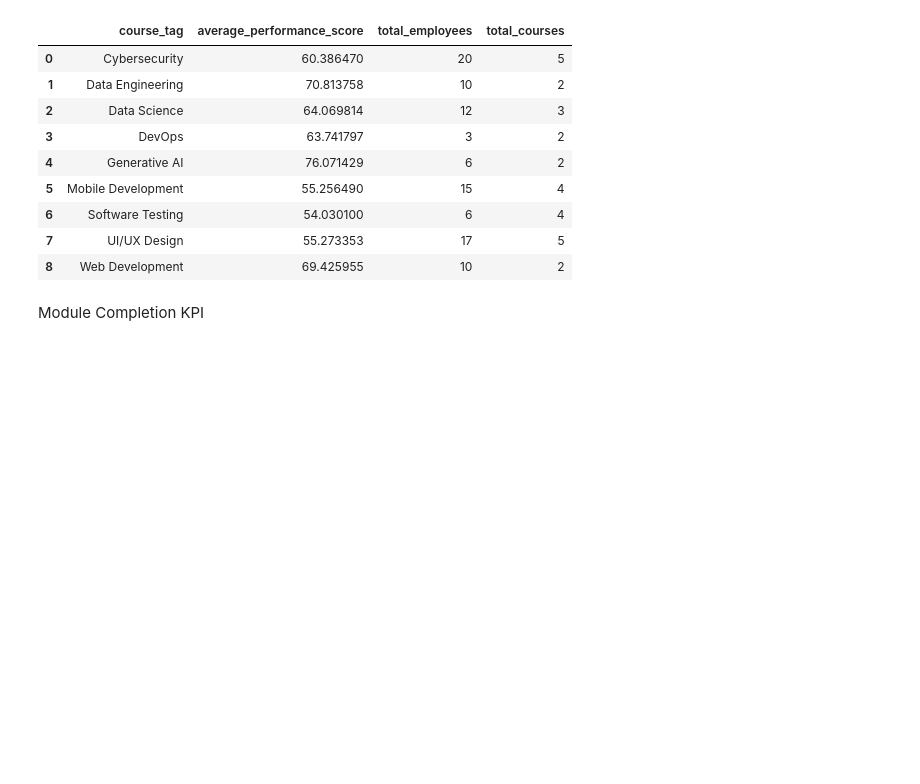
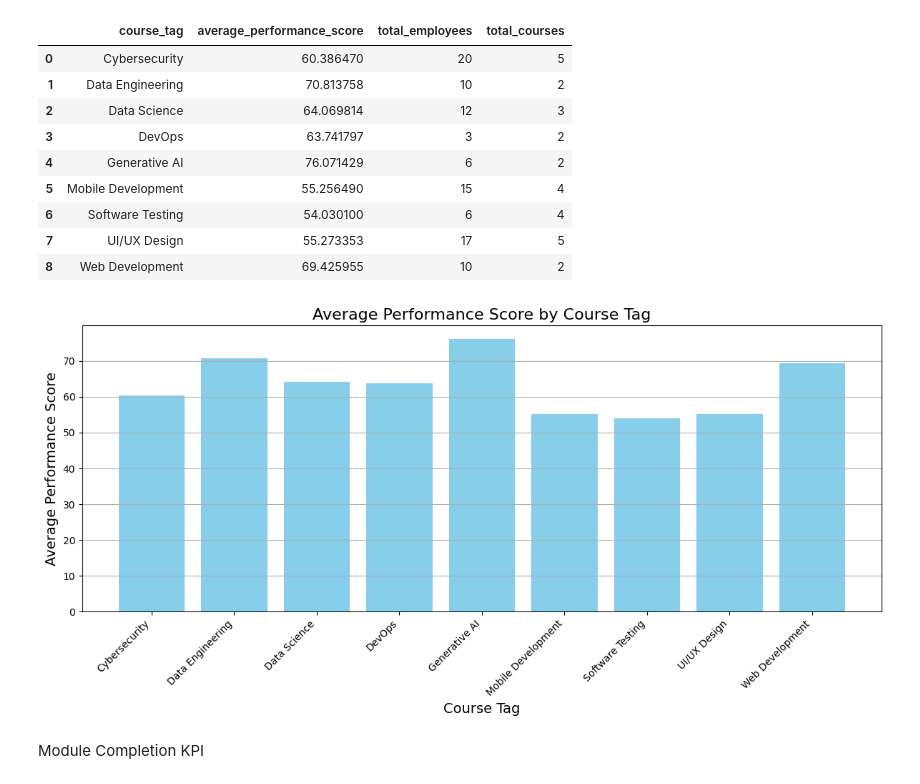
Before and after one commit to vikasreddy1406/Course_completion_project, a Jupyter notebook: data_engineering/data_report_script.ipynb, the cells around one changed output. Cells and saved outputs as stored; diff of their text form; code cells hidden in the pictures; blank space fills up the shorter version.

```diff
--- a/data_engineering/data_report_script.ipynb
+++ b/data_engineering/data_report_script.ipynb
@@ -507,6 +507,24 @@ display(employee_performance_by_tag)
 | 6 | Software Testing | 54.030100 | 6 | 4 |
 | 7 | UI/UX Design | 55.273353 | 17 | 5 |
 | 8 | Web Development | 69.425955 | 10 | 2 |
+# %%
+plt.figure(figsize=(12, 6))
+plt.bar(employee_performance_by_tag['course_tag'], employee_performance_by_tag['average_performance_score'], color='skyblue')
+
+
+plt.title('Average Performance Score by Course Tag', fontsize=16)
+plt.xlabel('Course Tag', fontsize=14)
+plt.ylabel('Average Performance Score', fontsize=14)
+
+
+plt.xticks(rotation=45, ha='right')
+
+plt.grid(axis='y')
+
+plt.tight_layout()
+plt.show()
+# %% [output]
+[figure, added]
 # %% [markdown]
 Module Completion KPI
 # %%
```
Also changed, not shown: 12 other files.
